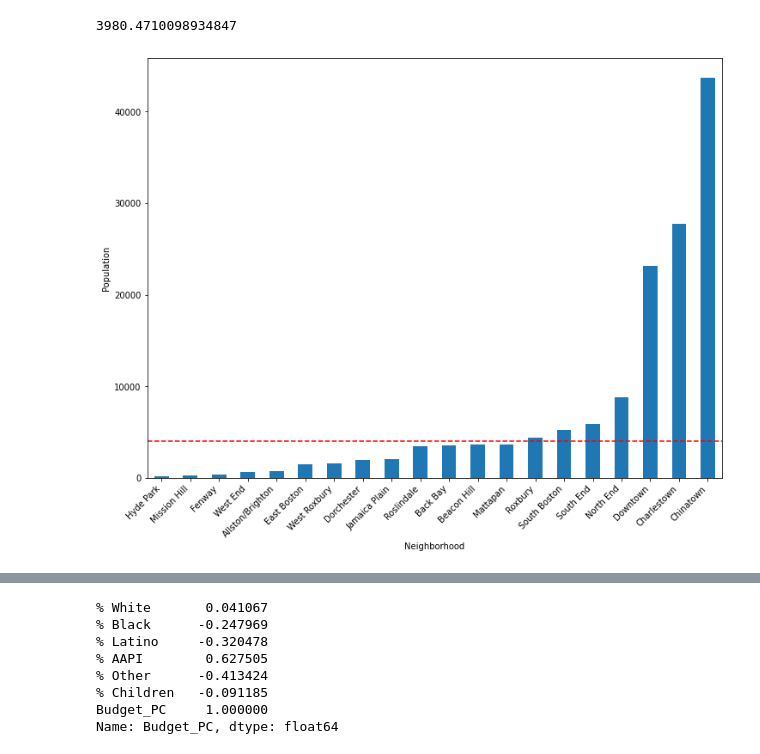
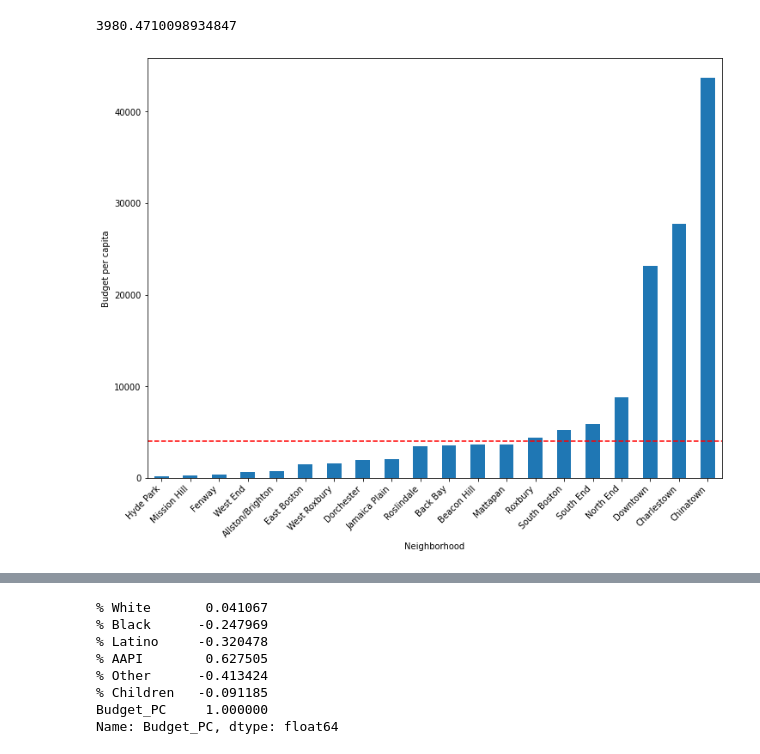
Before and after one commit to BU-Spark/ds-boston-city-budget, a Jupyter notebook: fa23-team-a/census.ipynb, the cells around one changed output, grey strips where cells are left out. Cells and saved outputs as stored; diff of their text form; code cells hidden in the pictures.

```diff
--- a/fa23-team-a/census.ipynb
+++ b/fa23-team-a/census.ipynb
@@ -166,8 +162,8 @@ avg_budget_pc
 # %%
 plt.figure(figsize=(12, 9))
 df2['Budget_PC'].sort_values().plot.bar()
-plt.ylabel('Population')
+plt.ylabel('Budget per capita')
 plt.axhline(y = avg_budget_pc, color = 'r', linestyle = '--')
 plt.xticks(rotation=45, ha='right');
 # %% [output]
-[figure, old version]
+[figure, new version]
```
Also changed, not shown: parts of 5 cells of this notebook.
